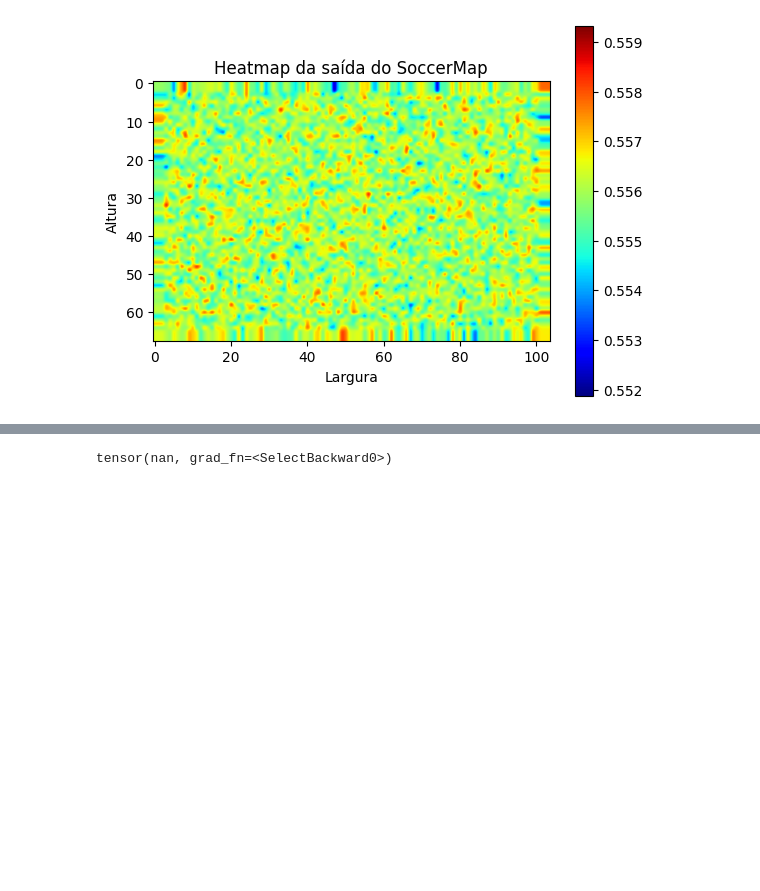
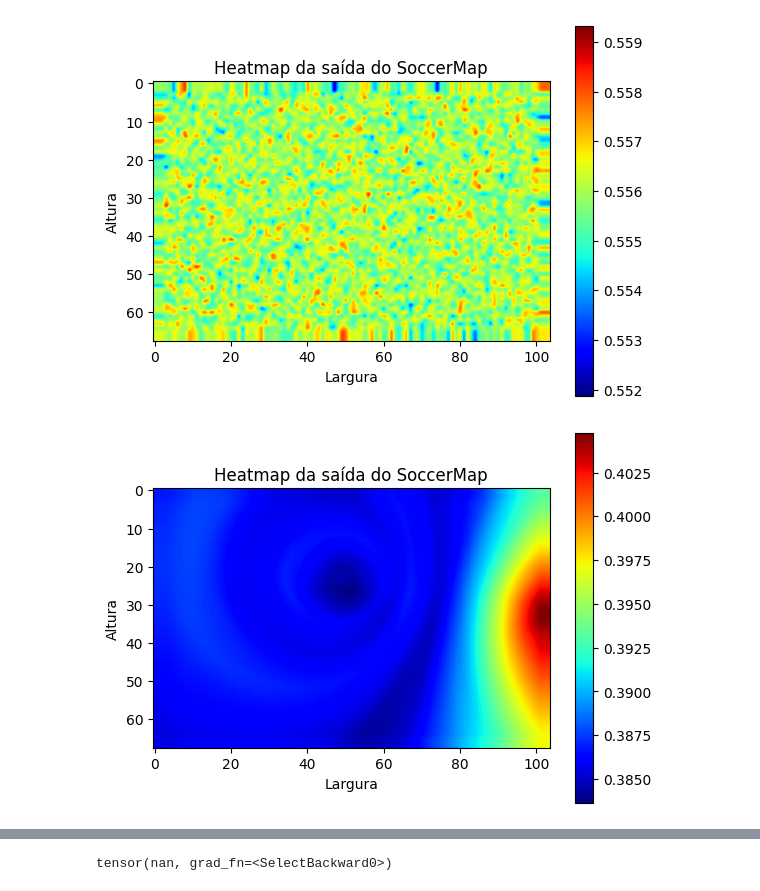
Before and after one commit to Dtchaves/Simplified_EPV_in_PFF_Data, a Jupyter notebook: APAGAR/teste2.ipynb, the cells around one changed output, grey strips where cells are left out. Cells and saved outputs as stored; diff of their text form; code cells hidden in the pictures; blank space fills up the shorter version.

```diff
--- a/APAGAR/teste2.ipynb
+++ b/APAGAR/teste2.ipynb
@@ -56,11 +56,11 @@ class ToSoccerMapTensor:
         # Channel 3: Distance to ball
         yy, xx = np.ogrid[0.5: self.y_bins, 0.5: self.x_bins]
         x0_ball, y0_ball = self._get_cell_indexes(ball_coo[:, 0], ball_coo[:, 1])
-        matrix[2, :, :] = np.sqrt((xx - x0_ball) * 2 + (yy - y0_ball) * 2)
+        matrix[2, :, :] = np.sqrt((xx - x0_ball) ** 2 + (yy - y0_ball) ** 2)
 
         # Channel 4: Distance to goal
         x0_goal, y0_goal = self._get_cell_indexes(goal_coo[:, 0], goal_coo[:, 1])
-        matrix[3, :, :] = np.sqrt((xx - x0_goal) * 2 + (yy - y0_goal) * 2)
+        matrix[3, :, :] = np.sqrt((xx - x0_goal) ** 2 + (yy - y0_goal) ** 2)
 
         # Channel 5: Cosine of the angle between the ball and goal
         coords = np.dstack(np.meshgrid(xx, yy))
@@ -110,7 +110,7 @@ class ToSoccerMapTensor:
 
         # Channel 15: Distance to event's origin location
         x0_start, y0_start = self._get_cell_indexes(np.array([start_x]), np.array([start_y]))
-        matrix[14, :, :] = np.sqrt((xx - x0_start) * 2 + (yy - y0_start) * 2)
+        matrix[14, :, :] = np.sqrt((xx - x0_start) ** 2 + (yy - y0_start) ** 2)
 
         mask = np.zeros((1, self.y_bins, self.x_bins))
         end_ball_coo = np.array([[end_x, end_y]])
@@ -125,4 +125,4 @@ class ToSoccerMapTensor:
             torch.tensor([target]).float()
         )
 # %%
-df = pd.read_csv('final_pass_track_4440.csv')
+final_pass_track = pd.read_csv('final_pass_track_4440.csv')
@@ -135,16 +167,16 @@ pass_outcome_mapping = {
     'S': 4
 }
 sample = {
-    "ball_x_start": df.iloc[1:2]["ball_x_start"].iloc[0],
-    "ball_y_start": df.iloc[1:2]["ball_y_start"].iloc[0],
-    "ball_x_end": df.iloc[1:2]["ball_x_end"].iloc[0],
-    "ball_y_end": df.iloc[1:2]["ball_y_end"].iloc[0],
-    "vx_player_201": df.iloc[1:2]["vx_player_201"].iloc[0],
-    "vy_player_201": df.iloc[1:2]["vy_player_201"].iloc[0],
-    "pass_outcome_type": df.iloc[1:2]["pass_outcome_type"].iloc[0],
-    "team_id": df.iloc[1:2]["team_id"].iloc[0],
-    "carrier_velocity": df.iloc[1:2]["carrier_velocity"].iloc[0],
-    "frame": df.iloc[1:2]
+    "ball_x_start": final_pass_track.iloc[1:2]["ball_x_start"].iloc[0],
+    "ball_y_start": final_pass_track.iloc[1:2]["ball_y_start"].iloc[0],
+    "ball_x_end": final_pass_track.iloc[1:2]["ball_x_end"].iloc[0],
+    "ball_y_end": final_pass_track.iloc[1:2]["ball_y_end"].iloc[0],
+    "vx_player_201": final_pass_track.iloc[1:2]["vx_player_201"].iloc[0],
+    "vy_player_201": final_pass_track.iloc[1:2]["vy_player_201"].iloc[0],
+    "pass_outcome_type": final_pass_track.iloc[1:2]["pass_outcome_type"].iloc[0],
+    "team_id": final_pass_track.iloc[1:2]["team_id"].iloc[0],
+    "carrier_velocity": final_pass_track.iloc[1:2]["carrier_velocity"].iloc[0],
+    "frame": final_pass_track.iloc[1:2]
 }
 
 tensor_converter = ToSoccerMapTensor()
@@ -424,3 +461,16 @@ output = model(matriz_2)
+# %%
+model = SoccerMap(in_channels=15)
+output = model(matriz_2)
+output_np = output.detach().numpy().squeeze()
+
+plt.imshow(output_np, cmap='jet', interpolation='gaussian')
+plt.colorbar()
+plt.title("Heatmap da saída do SoccerMap")
+plt.xlabel("Largura")
+plt.ylabel("Altura")
+plt.show()
+# %% [output]
+[figure, added]
 # %%
 output
 # %% [output]
```
Also changed, not shown: parts of 7 cells of this notebook, 17 other files.
